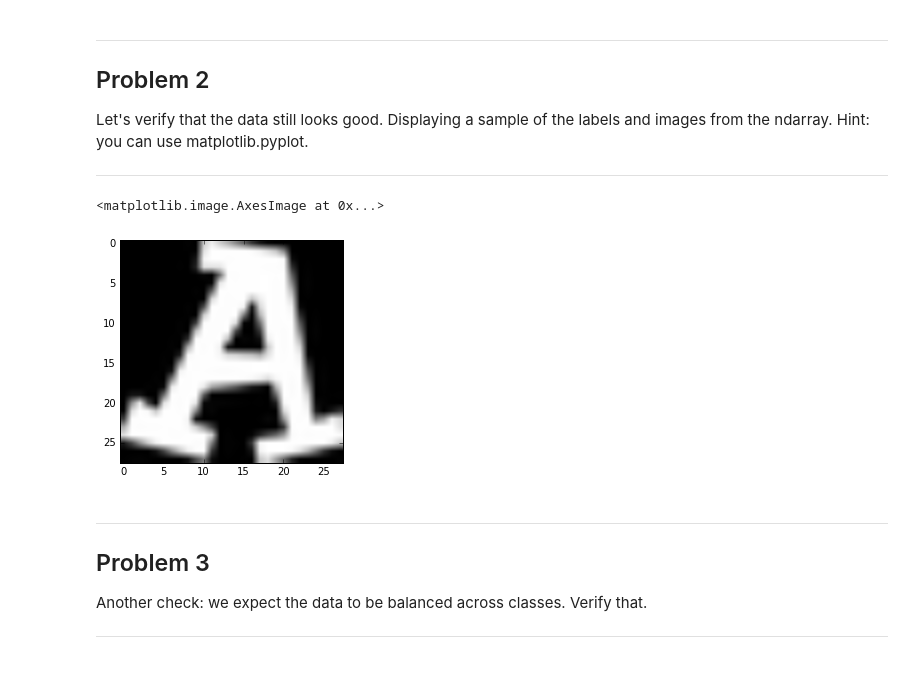
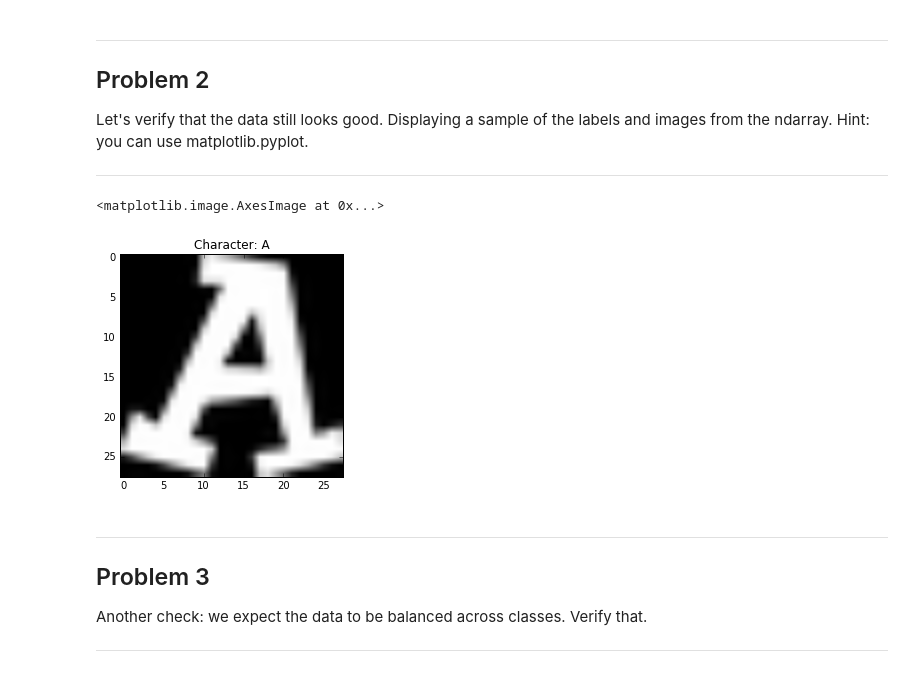
Before and after one commit to vanhuyz/udacity-dl, a Jupyter notebook: 1_notmnist.ipynb, the cells around one changed output. Cells and saved outputs as stored; diff of their text form; code cells hidden in the pictures.

Commit message:
Display label as title of image

```diff
--- a/1_notmnist.ipynb
+++ b/1_notmnist.ipynb
@@ -219,11 +219,14 @@ Let's verify that the data still looks good. Displaying a sample of the labels a
 
 ---
 # %%
-a = np.load('notMNIST_large/A.pickle')
+# train_datasets[0] == 'notMNIST_large/A.pickle'
+pickle = train_datasets[0]
+a = np.load(pickle)
+plt.title("Character: %s" % pickle[-8])
 plt.imshow(a[1000,:,:],cmap='Greys_r')
 # %% [output]
 <matplotlib.image.AxesImage at 0x...>
-[figure, old version]
+[figure, new version]
 # %% [markdown]
 ---
 Problem 3
```
Also changed, not shown: parts of 1 cell of this notebook.
